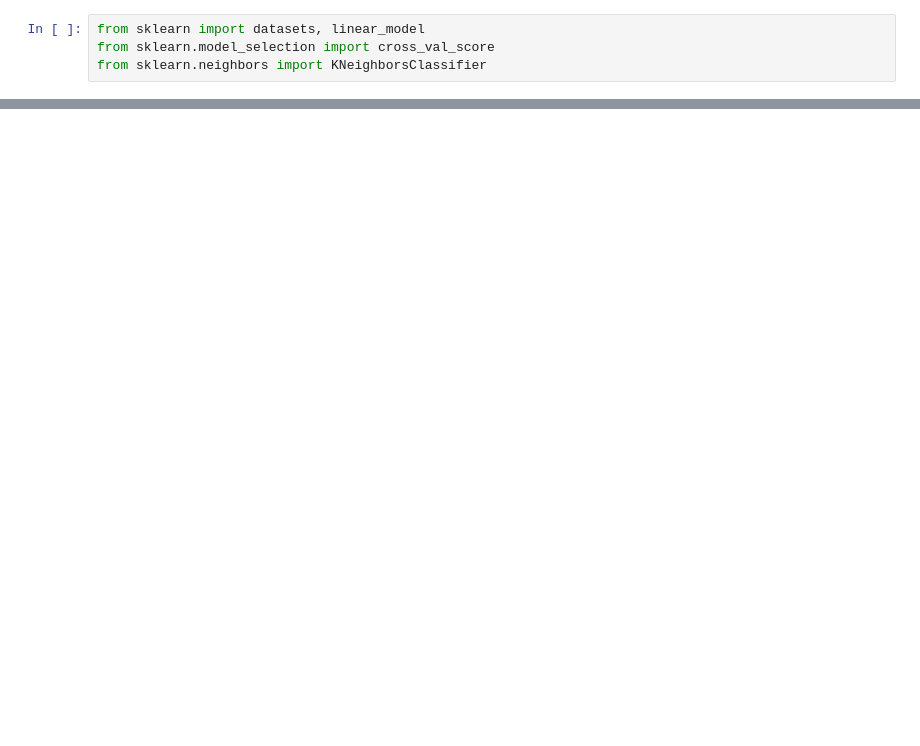
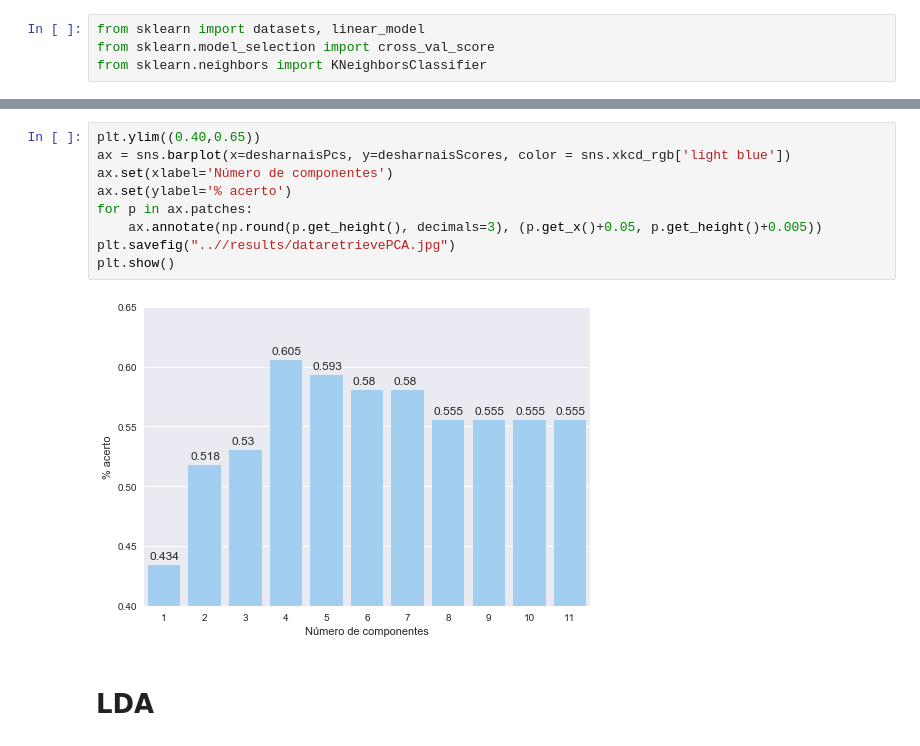
Before and after one commit to ajgan/MachineLearning-List03, a Jupyter notebook: pca-lda/PCA-LDA.ipynb, the cells around one changed output, grey strips where cells are left out. Drawn from its saved outputs; the diff is of its cells as text; blank space fills up the shorter version.

```diff
--- a/pca-lda/PCA-LDA.ipynb
+++ b/pca-lda/PCA-LDA.ipynb
@@ -105,0 +131,13 @@ desharnaisScores
+# %%
+plt.ylim((0.40,0.65))
+ax = sns.barplot(x=desharnaisPcs, y=desharnaisScores, color = sns.xkcd_rgb['light blue'])
+ax.set(xlabel='Número de componentes')
+ax.set(ylabel='% acerto')
+for p in ax.patches:
+    ax.annotate(np.round(p.get_height(), decimals=3), (p.get_x()+0.05, p.get_height()+0.005))
+plt.savefig("..//results/dataretrievePCA.jpg")
+plt.show()
+# %% [output]
+[figure, added]
+# %% [markdown]
+# LDA
```
Also changed, not shown: parts of 12 cells of this notebook, 1 other file.
